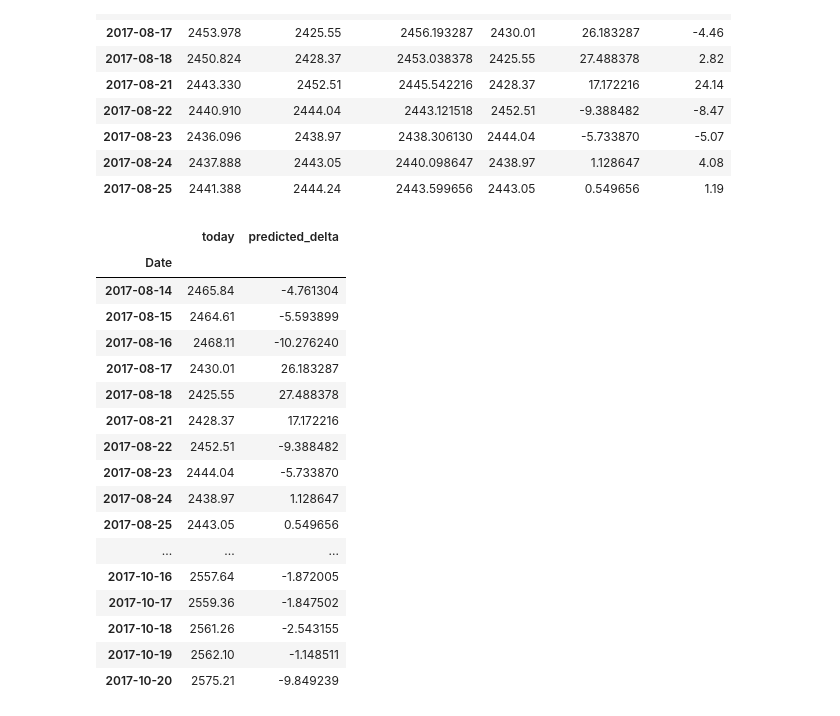
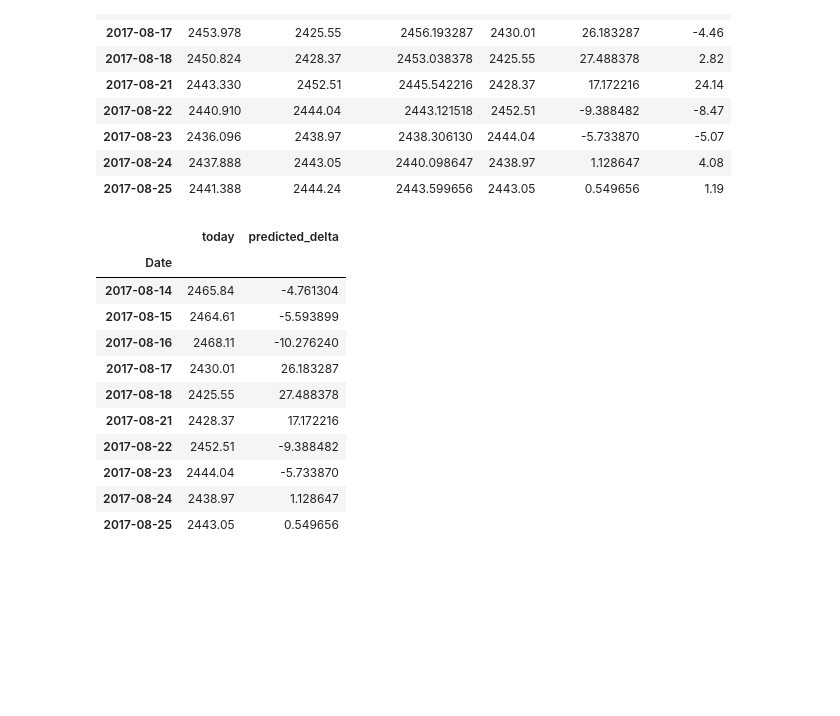
Before and after one commit to blake2323/VIX-vs-SPX-a, a Jupyter notebook: buy_conf.ipynb, the cells around one changed output. Saved outputs shown, nothing was run; the diff lists cells and outputs as text; code cells hidden in the pictures; blank space fills up the shorter version.

```diff
--- a/buy_conf.ipynb
+++ b/buy_conf.ipynb
@@ -684,23 +690,17 @@ predicted_df.head(10)
 # %%
 pl5_df = predicted_df.filter(['today'], axis=1)
 pl5_df['predicted_delta'] = predicted_df['predicted_delta']
-pl5_df.head(50)
+pl5_df.head(10)
 # %% [output]
 |  | today | predicted_delta |
 | Date |  |  |
 | 2017-08-14 | 2465.84 | -4.761304 |
 | 2017-08-15 | 2464.61 | -5.593899 |
 | 2017-08-16 | 2468.11 | -10.276240 |
 | 2017-08-17 | 2430.01 | 26.183287 |
 | 2017-08-18 | 2425.55 | 27.488378 |
 | 2017-08-21 | 2428.37 | 17.172216 |
 | 2017-08-22 | 2452.51 | -9.388482 |
 | 2017-08-23 | 2444.04 | -5.733870 |
 | 2017-08-24 | 2438.97 | 1.128647 |
 | 2017-08-25 | 2443.05 | 0.549656 |
-| ... | ... | ... |
-| 2017-10-16 | 2557.64 | -1.872005 |
-| 2017-10-17 | 2559.36 | -1.847502 |
-| 2017-10-18 | 2561.26 | -2.543155 |
-| 2017-10-19 | 2562.10 | -1.148511 |
-| 2017-10-20 | 2575.21 | -9.849239 |
```
Also changed, not shown: parts of 10 cells of this notebook, 5 other files.
